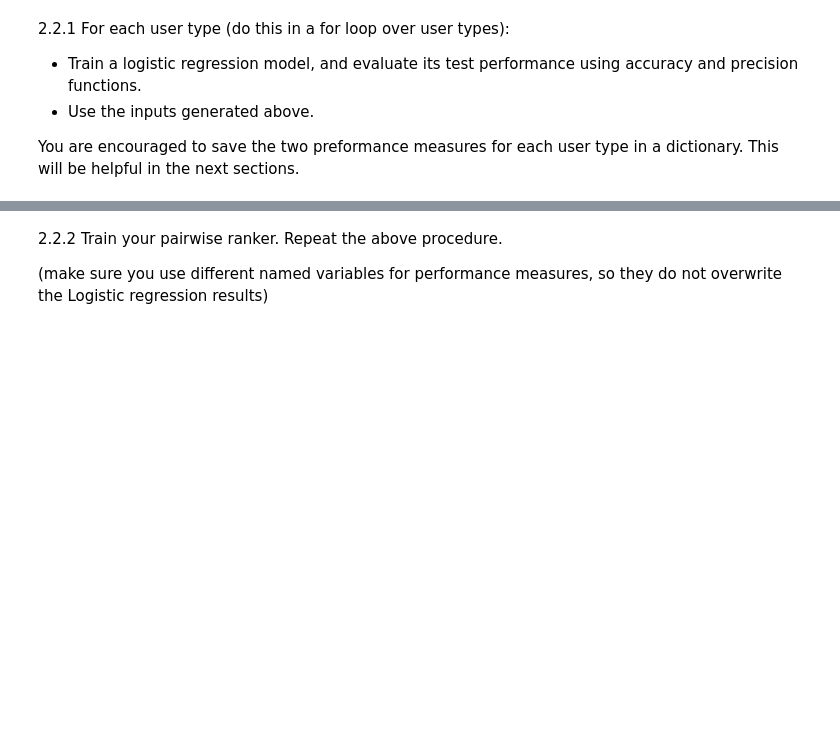
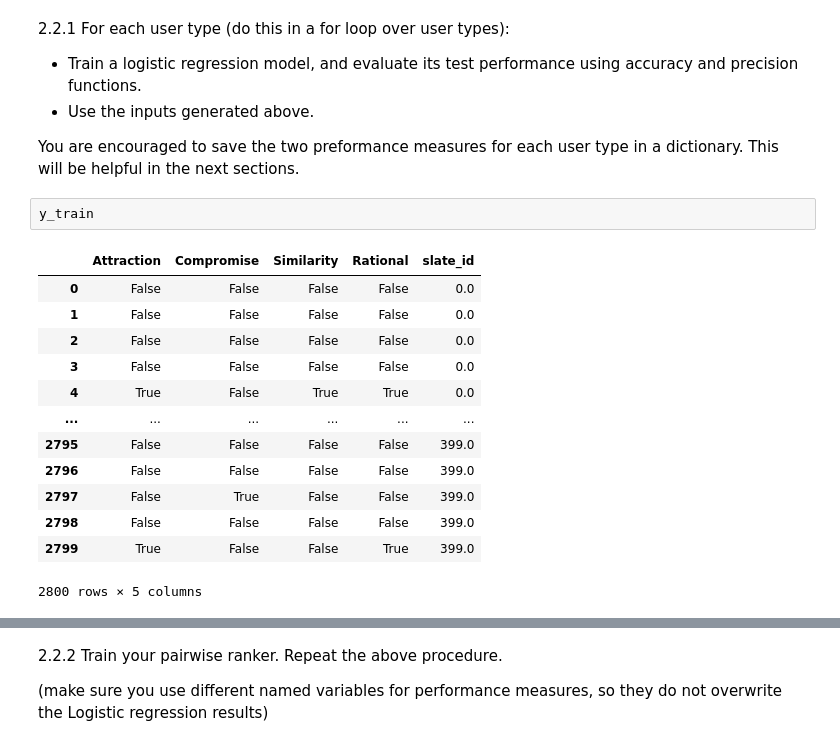
Before and after one commit to ashalem/ML_Human, a Jupyter notebook: WS2_2024_students.ipynb, the cells around one changed output, grey strips where cells are left out. Saved outputs shown, nothing was run; the diff lists cells and outputs as text; blank space fills up the shorter version.

```diff
--- a/WS2_2024_students.ipynb
+++ b/WS2_2024_students.ipynb
@@ -891,6 +969,22 @@ In this section we will compare the performance of two predictive models:
 * Use the inputs generated above.
 
 You are encouraged to save the two preformance measures for each user type in a dictionary. This will be helpful in the next sections.
+# %%
+y_train
+# %% [output]
+|  | Attraction | Compromise | Similarity | Rational | slate_id |
+| 0 | False | False | False | False | 0.0 |
+| 1 | False | False | False | False | 0.0 |
+| 2 | False | False | False | False | 0.0 |
+| 3 | False | False | False | False | 0.0 |
+| 4 | True | False | True | True | 0.0 |
+| ... | ... | ... | ... | ... | ... |
+| 2795 | False | False | False | False | 399.0 |
+| 2796 | False | False | False | False | 399.0 |
+| 2797 | False | True | False | False | 399.0 |
+| 2798 | False | False | False | False | 399.0 |
+| 2799 | True | False | False | True | 399.0 |
+2800 rows × 5 columns
 # %%
 from sklearn.linear_model import LogisticRegression
 from sklearn.metrics import precision_score
```
Also changed, not shown: parts of 16 cells of this notebook.
